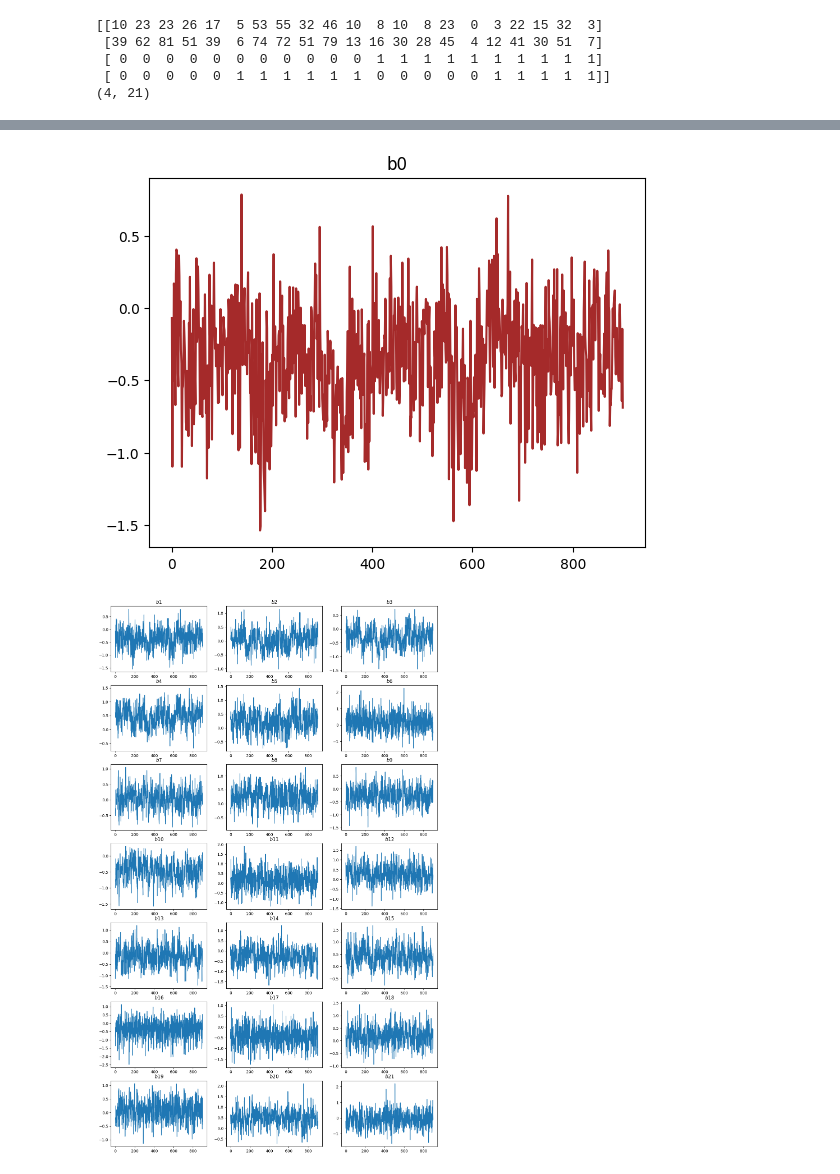
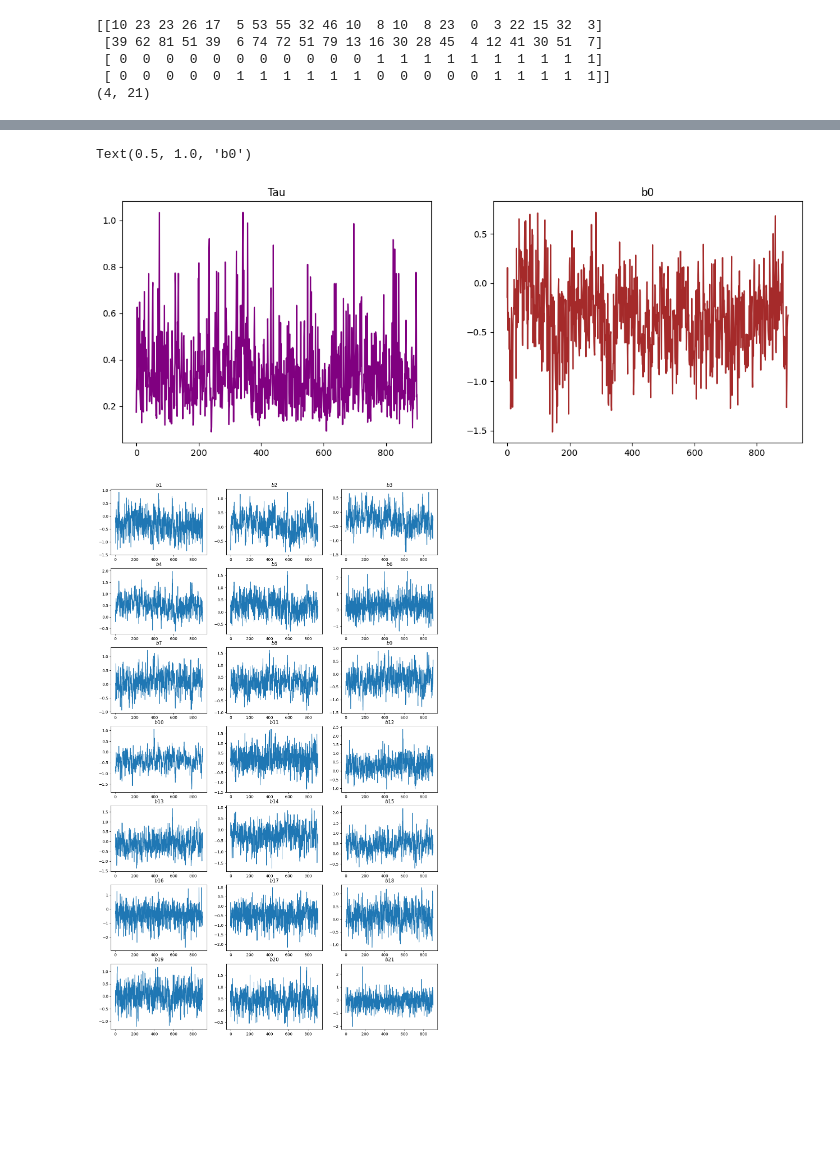
Before and after one commit to Gatienn/Bayes_seeds, a Jupyter notebook: seeds.ipynb, the cells around one changed output, grey strips where cells are left out. Drawn from its saved outputs; the diff is of its cells as text; code cells hidden in the pictures; blank space fills up the shorter version.

```diff
--- a/seeds.ipynb
+++ b/seeds.ipynb
@@ -200,13 +198,16 @@ plt.show()
-# %%
-plt.plot(x, chain_bi[burning::lag,0], c='brown')
-plt.title('b0')
-plt.show()
-# %% [output]
-[figure, removed]
+# %%
+fig, axs = plt.subplots(1, 2, figsize = (14, 5))
+axs[0].plot(x, final_chain1[:,4], c='purple')
+axs[0].set_title('Tau')
+axs[1].plot(x, final_chain_bi[:,0], c='brown')
+axs[1].set_title('b0')
+# %% [output]
+Text(0.5, 1.0, 'b0')
+[figure, added]
 # %%
 fig, axs = plt.subplots(7, 3, figsize = (15, 25))
-for i in range(len(chain_bi[0])):
-    axs[i//3, i%3].plot(x, chain_bi[burning::lag,i])
+for i in range(N):
+    axs[i//3, i%3].plot(x, final_chain_bi[:,i])
     axs[i//3, i%3].set_title(f"$b{i+1}$")
 # %% [output]
-[figure, old version]
+[figure, new version]
```
Also changed, not shown: parts of 13 cells of this notebook, 5 other files.
